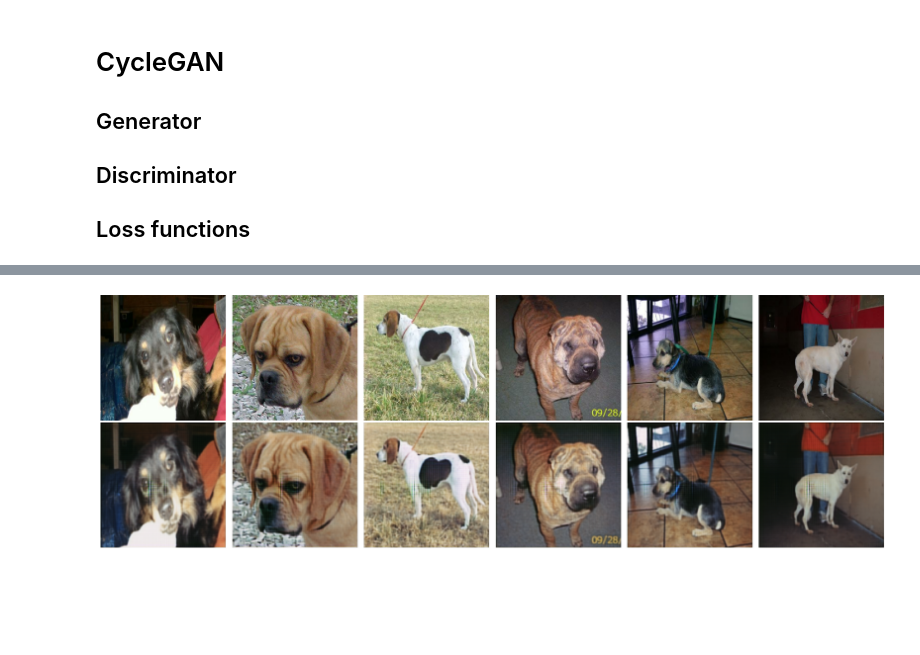
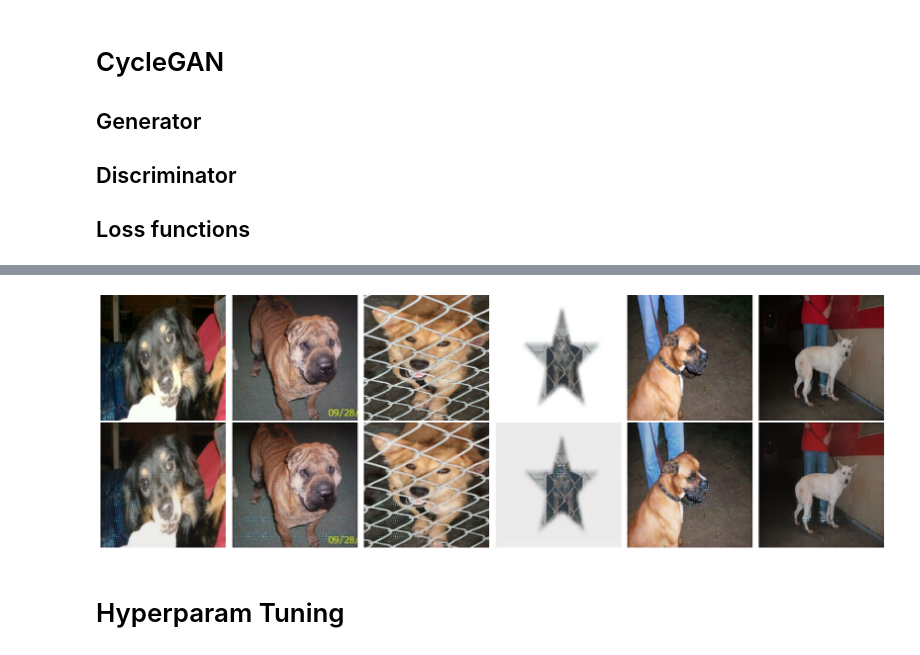
Before and after one commit to davidhwilliams/catdog-image-translation, a Jupyter notebook: catdog-image-translation.ipynb, the cells around one changed output, grey strips where cells are left out. Drawn from its saved outputs; the diff is of its cells as text; code cells hidden in the pictures; blank space fills up the shorter version.

Commit message:
5 hyperparam trials

```diff
--- a/catdog-image-translation.ipynb
+++ b/catdog-image-translation.ipynb
@@ -639,27 +606,27 @@ class CycleGanLosses:
 with strategy.scope():
     # Configure optimizers with shared settings
     optimizer_config = {"learning_rate": 2e-4, "beta_1": 0.5}
-    monet_generator_optimizer = tf.keras.optimizers.Adam(**optimizer_config)
-    photo_generator_optimizer = tf.keras.optimizers.Adam(**optimizer_config)
-    monet_discriminator_optimizer = tf.keras.optimizers.Adam(**optimizer_config)
-    photo_discriminator_optimizer = tf.keras.optimizers.Adam(**optimizer_config)
+    cat_generator_optimizer = tf.keras.optimizers.Adam(**optimizer_config)
+    dog_generator_optimizer = tf.keras.optimizers.Adam(**optimizer_config)
+    cat_discriminator_optimizer = tf.keras.optimizers.Adam(**optimizer_config)
+    dog_discriminator_optimizer = tf.keras.optimizers.Adam(**optimizer_config)
 
     # Instantiate and compile the CycleGAN model using the new loss functions
     cycle_gan_model = CycleGan(
-        monet_generator, photo_generator, monet_discriminator, photo_discriminator
+        cat_generator, dog_generator, cat_discriminator, dog_discriminator
     )
 
     cycle_gan_model.compile(
-        m_gen_optimizer=monet_generator_optimizer,
-        p_gen_optimizer=photo_generator_optimizer,
-        m_disc_optimizer=monet_discriminator_optimizer,
-        p_disc_optimizer=photo_discriminator_optimizer,
+        m_gen_optimizer=cat_generator_optimizer,
+        p_gen_optimizer=dog_generator_optimizer,
+        m_disc_optimizer=cat_discriminator_optimizer,
+        p_disc_optimizer=dog_discriminator_optimizer,
         gen_loss_fn=CycleGanLosses.generator_loss,
         disc_loss_fn=CycleGanLosses.discriminator_loss,
         cycle_loss_fn=CycleGanLosses.cycle_loss,
         identity_loss_fn=CycleGanLosses.identity_loss,
     )
 
-cycle_gan_model.fit(tf.data.Dataset.zip((monet_ds, photo_ds)), epochs=1)
+cycle_gan_model.fit(tf.data.Dataset.zip((cat_ds, dog_ds)), epochs=1)
 # %% [output]
 WARNING: All log messages before absl::InitializeLog() is called are written to STDERR
@@ -675,19 +645,24 @@ I0000 00:00:1740867794.225516   43552 device_compiler.h:188] Compiled cluster us
 <keras.src.callbacks.history.History at 0x...>
 # %%
-fig, ax = plt.subplots(2, 6, figsize=(18, 6))
-for i, img in enumerate(photo_ds.shuffle(10).take(6)):
-    original = (img[0] * 127.5 + 127.5).numpy().astype(np.uint8)
-    transformed = monet_generator(img, training=False)[0].numpy()
-    transformed = (transformed * 127.5 + 127.5).astype(np.uint8)
+def generate_images():
+    fig, ax = plt.subplots(2, 6, figsize=(18, 6))
+    for i, img in enumerate(dog_ds.shuffle(10).take(6)):
+        original = (img[0] * 127.5 + 127.5).numpy().astype(np.uint8)
+        transformed = cat_generator(img, training=False)[0].numpy()
+        transformed = (transformed * 127.5 + 127.5).astype(np.uint8)
 
-    ax[0, i].imshow(original)
-    ax[0, i].axis("off")
-    ax[1, i].imshow(transformed)
-    ax[1, i].axis("off")
+        ax[0, i].imshow(original)
+        ax[0, i].axis("off")
+        ax[1, i].imshow(transformed)
+        ax[1, i].axis("off")
 
-ax[0, 0].set_ylabel("Input Photos", fontsize=14)
-ax[1, 0].set_ylabel("Monet Transformations", fontsize=14)
-plt.tight_layout()
-plt.show()
+    ax[0, 0].set_ylabel("Input Dog Photos", fontsize=14)
+    ax[1, 0].set_ylabel("Cat Transformations", fontsize=14)
+    plt.tight_layout()
+    plt.show()
+
+generate_images()
 # %% [output]
-[figure, old version]
+[figure, new version]
+# %% [markdown]
+# Hyperparam Tuning
```
Also changed, not shown: parts of 12 cells of this notebook.
